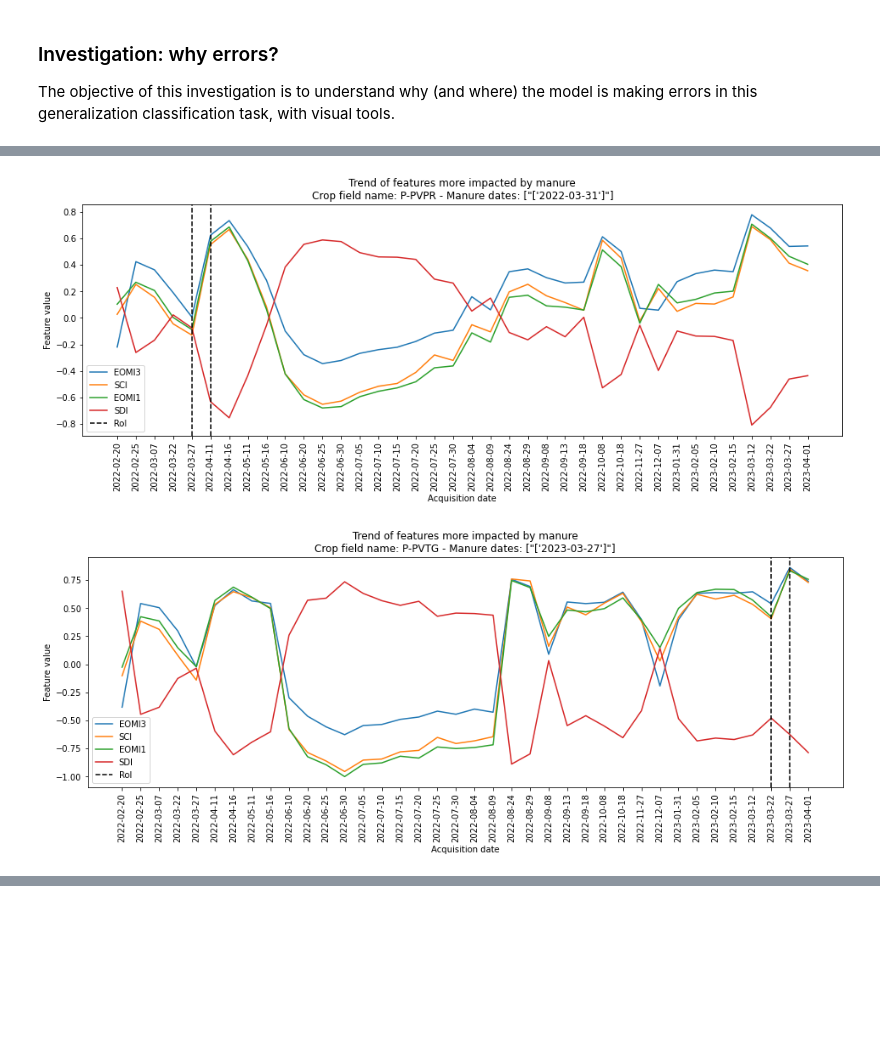
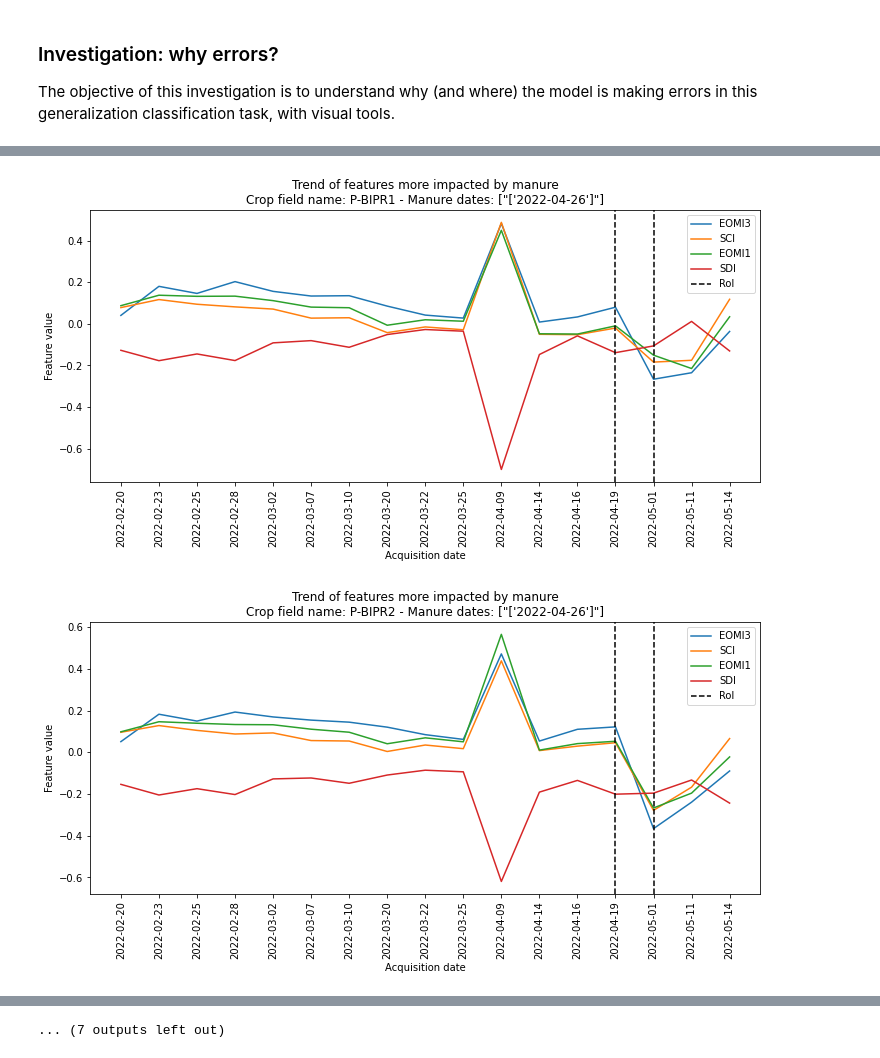
Before and after one commit to Amatofrancesco99/organic-fertilizers-detection, a Jupyter notebook: Notebooks/4-generalization/notebook.ipynb, the cells around one changed output, grey strips where cells are left out. Saved outputs shown, nothing was run; the diff lists cells and outputs as text; code cells hidden in the pictures; blank space fills up the shorter version.

Commit message:
Tested generalization on all italian crops

```diff
--- a/Notebooks/4-generalization/notebook.ipynb
+++ b/Notebooks/4-generalization/notebook.ipynb
@@ -218,7 +258,7 @@ The vertical dashed lines have been added in order to highlight the acquisitions
 # %%
 # Sentinel-2
 s2_df_norm= utils.get_normalized_df(s2_df, method="min-max")
-utils.display_features_trends(s2_df_norm, (0, 4), ['EOMI3', 'SCI', 'EOMI1', 'SDI'], (0, 4), 2)
+utils.display_features_trends(s2_df_norm, (0, len(s2_df_norm.crop_field_name.unique())), ['EOMI3', 'SCI', 'EOMI1', 'SDI'], (0, 4), 2)
 # %% [output]
-[figure, old version]
+[figure, new version]
-[figure, old version]
+[figure, new version]
@@ -226,0 +275 @@ utils.display_features_trends(s2_df_norm, (0, 4), ['EOMI3', 'SCI', 'EOMI1', 'SDI
+... (7 outputs left out)
```
Also changed, not shown: parts of 14 cells of this notebook, 1 other file.
